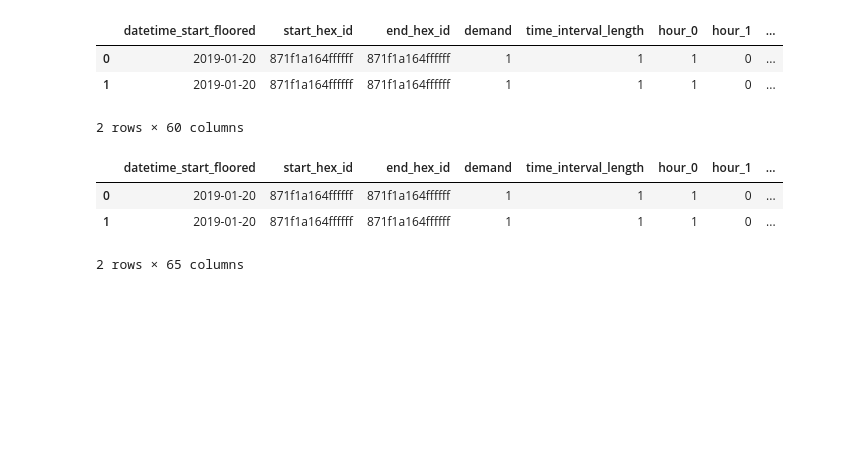
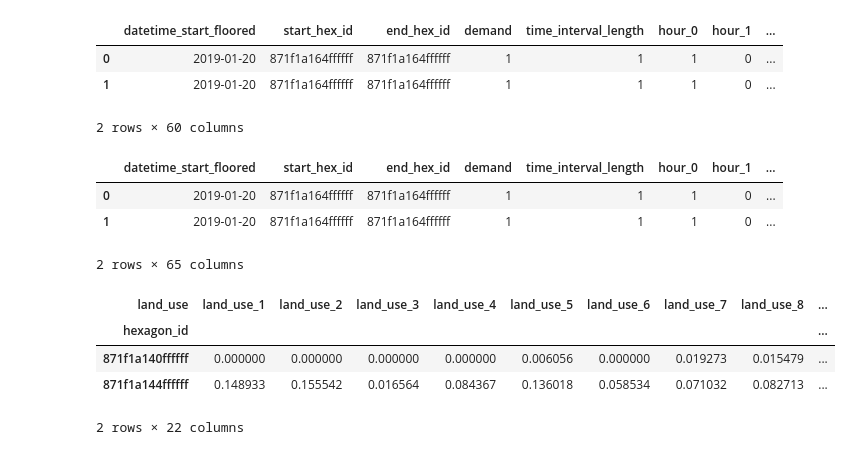
Before and after one commit to mogottsch/aaa-2022-magma, a Jupyter notebook: 04_predictive_analysis/00_feature_generation.ipynb, the cells around one changed output. Saved outputs shown, nothing was run; the diff lists cells and outputs as text; code cells hidden in the pictures; blank space fills up the shorter version.

Commit message:
Add land use to feature generation and impl halving grid search for loops

```diff
--- a/04_predictive_analysis/00_feature_generation.ipynb
+++ b/04_predictive_analysis/00_feature_generation.ipynb
@@ -140,0 +105,9 @@ trips_aggregated_df.head(2)
+# %%
+hexagons_with_land_use_df = pd.read_parquet(HEXAGONS_WITH_LAND_USE_PATH)
+hexagons_with_land_use_df.head(2)
+# %% [output]
+| land_use | land_use_1 | land_use_2 | land_use_3 | land_use_4 | land_use_5 | land_use_6 | land_use_7 | land_use_8 | ... |
+| hexagon_id |  |  |  |  |  |  |  |  | ... |
+| 871f1a140ffffff | 0.000000 | 0.000000 | 0.000000 | 0.000000 | 0.006056 | 0.000000 | 0.019273 | 0.015479 | ... |
+| 871f1a144ffffff | 0.148933 | 0.155542 | 0.016564 | 0.084367 | 0.136018 | 0.058534 | 0.071032 | 0.082713 | ... |
+2 rows × 22 columns
```
Also changed, not shown: parts of 5 cells of this notebook, 1 other file.
